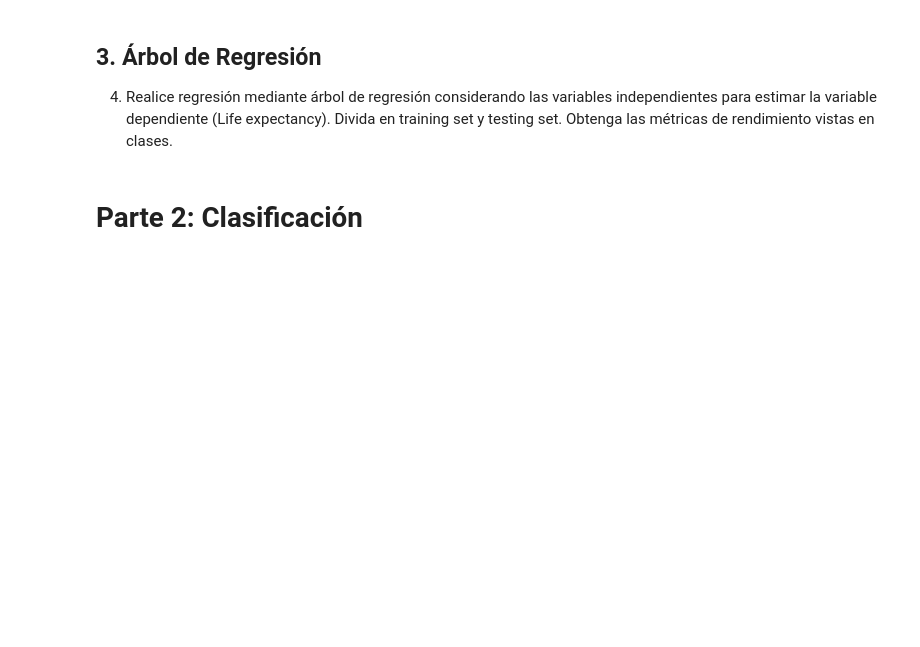
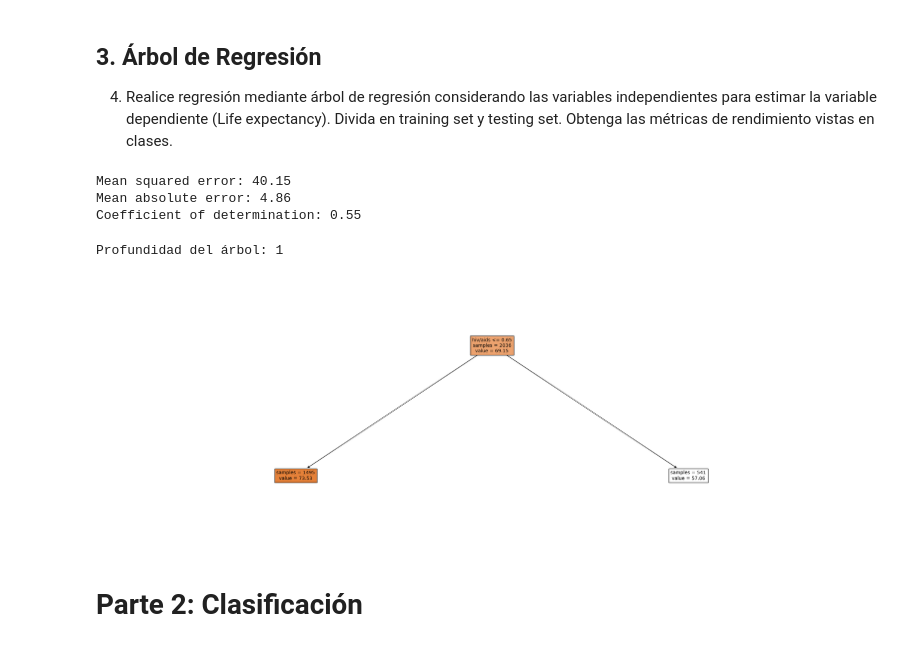
Before and after one commit to ElKroko/tarea-IA, a Jupyter notebook: 2. Life Expectancy.ipynb, the cells around one changed output. Saved outputs shown, nothing was run; the diff lists cells and outputs as text; code cells hidden in the pictures; blank space fills up the shorter version.

```diff
--- a/2. Life Expectancy.ipynb
+++ b/2. Life Expectancy.ipynb
@@ -107,7 +120,7 @@ Borramos la fila completa de aquellos registros que tengan un valor nan en las c
 # %%
-
-## Probamos con dropear GDP
-df_regr.dropna(subset=['Hepatitis B'], inplace=True)
+# Se eliminan 2 columnas que se usaran en el modelo
+df_regr.dropna(subset=['diphtheria'], inplace=True)
+df_regr.dropna(subset=['adultmortality'], inplace=True)
 
 print(df_regr.isnull().sum())
 print(df_regr.shape)
@@ -158,6 +242,51 @@ X_train, X_test, Y_train, Y_test = train_test_split(X_scaled, Y, test_size=0.2,
 
 
 4. Realice regresión mediante árbol de regresión considerando las variables independientes para estimar la variable dependiente (Life expectancy). Divida en training set y testing set. Obtenga las métricas de rendimiento vistas en clases.
+# %%
+# Creamos el objeto de regresión lasso!!!!!
+reg_tree = DecisionTreeRegressor(max_depth = 1)
+
+# Entrenamos el modelo con los datos de entrenamiento
+reg_tree.fit(X_train, Y_train)
+
+# Hacemos predicciones!!!!
+y_predicted = reg_tree.predict(X_test) # hacemos predicciones de los datos de test
+
+# ******************** ACA SE TERMINA LA REGRESION **************************************
+
+
+# ******************** ACA SE CALCULAN LAS METRICAS **************************************
+# El mean squared error!!!!
+print('Mean squared error: %.2f'
+      % mean_squared_error(Y_test, y_predicted))
+
+# El mean absolute error!!!!
+print('Mean absolute error: %.2f'
+      % mean_absolute_error(Y_test, y_predicted))
+
+# El R2!!!!
+print('Coefficient of determination: %.2f'
+      % r2_score(Y_test, y_predicted))
+# %% [output]
+Mean squared error: 40.15
+Mean absolute error: 4.86
+Coefficient of determination: 0.55
+# %%
+from sklearn.tree import plot_tree
+
+fig, ax = plt.subplots(figsize=(30, 10))
+print('Profundidad del árbol:', reg_tree.get_depth())
+
+plot = plot_tree(decision_tree = reg_tree,
+      feature_names = X.columns,
+      filled = True,
+      impurity = False,
+      fontsize = 10,
+      precision = 2,
+      ax = ax)
+# %% [output]
+Profundidad del árbol: 1
+[figure, added]
 # %% [markdown]
 # Parte 2: Clasificación
 # %% [markdown]
```
Also changed, not shown: parts of 12 cells of this notebook.
